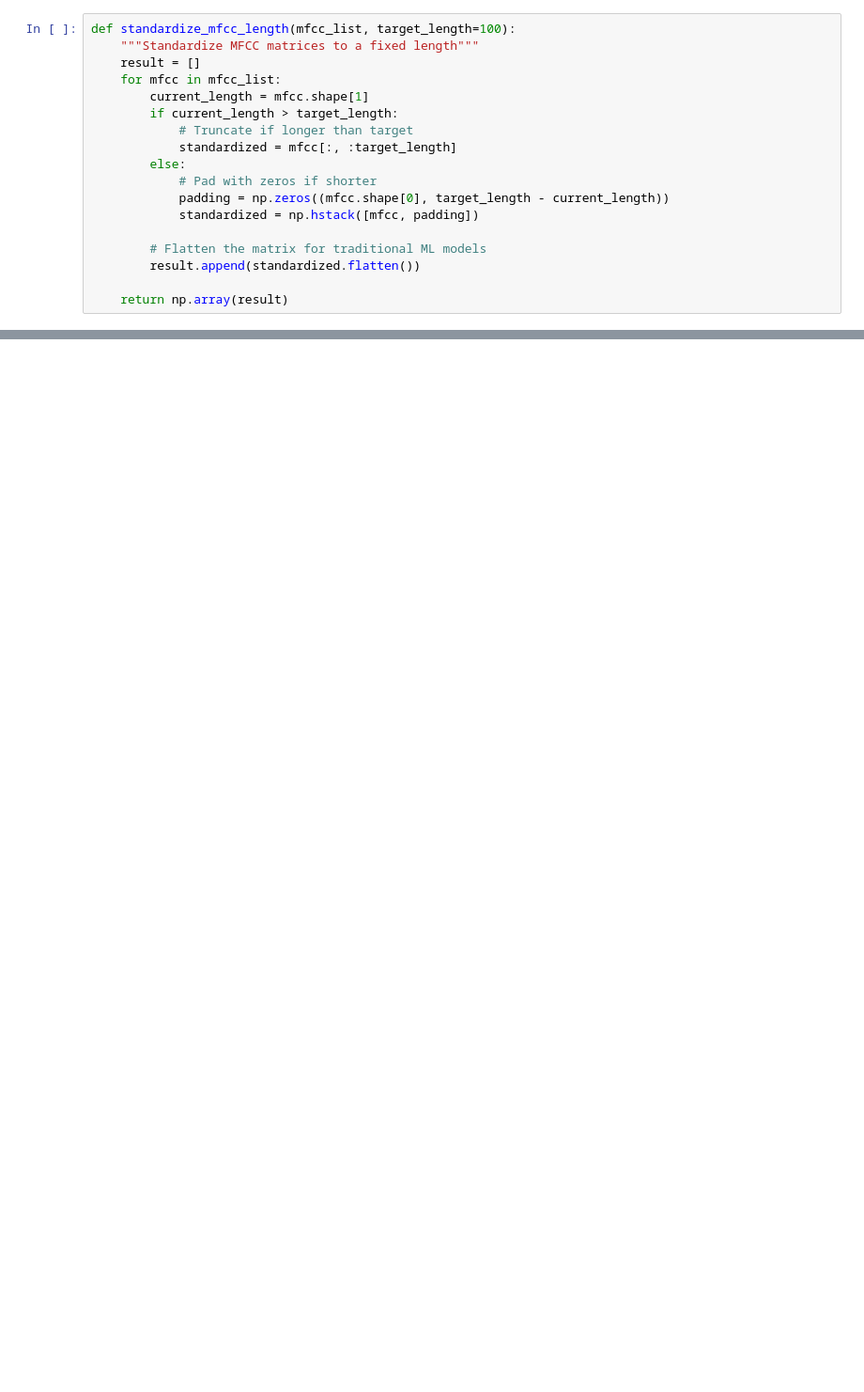
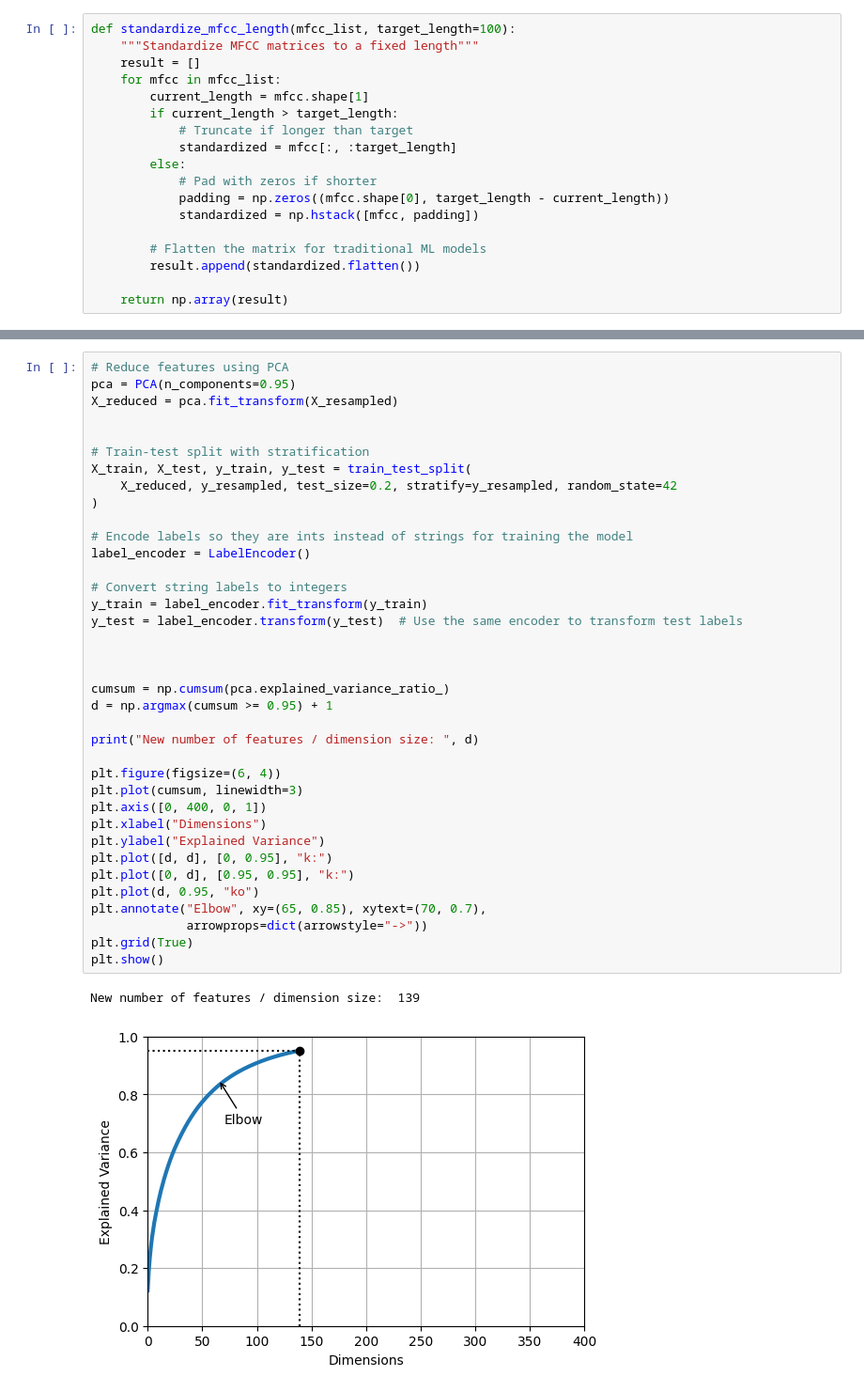
Before and after one commit to toazthom/speech_command_recognition, a Jupyter notebook: convolutionalNeuralNetworkModel.ipynb, the cells around one changed output, grey strips where cells are left out. Shown: that part at 94% size. Cells and saved outputs as stored; diff of their text form; blank space fills up the shorter version.

```diff
--- a/convolutionalNeuralNetworkModel.ipynb
+++ b/convolutionalNeuralNetworkModel.ipynb
@@ -195,0 +229,40 @@ Accuracy: 0.8576680672268907
+# %%
+# Reduce features using PCA
+pca = PCA(n_components=0.95)
+X_reduced = pca.fit_transform(X_resampled)
+
+
+# Train-test split with stratification
+X_train, X_test, y_train, y_test = train_test_split(
+    X_reduced, y_resampled, test_size=0.2, stratify=y_resampled, random_state=42
+)
+
+# Encode labels so they are ints instead of strings for training the model
+label_encoder = LabelEncoder()
+
+# Convert string labels to integers
+y_train = label_encoder.fit_transform(y_train)
+y_test = label_encoder.transform(y_test)  # Use the same encoder to transform test labels
+
+
+
+cumsum = np.cumsum(pca.explained_variance_ratio_)
+d = np.argmax(cumsum >= 0.95) + 1
+
+print("New number of features / dimension size: ", d)
+
+plt.figure(figsize=(6, 4))
+plt.plot(cumsum, linewidth=3)
+plt.axis([0, 400, 0, 1])
+plt.xlabel("Dimensions")
+plt.ylabel("Explained Variance")
+plt.plot([d, d], [0, 0.95], "k:")
+plt.plot([0, d], [0.95, 0.95], "k:")
+plt.plot(d, 0.95, "ko")
+plt.annotate("Elbow", xy=(65, 0.85), xytext=(70, 0.7),
+             arrowprops=dict(arrowstyle="->"))
+plt.grid(True)
+plt.show()
+# %% [output]
+New number of features / dimension size:  139
+[figure, added]
```
Also changed, not shown: parts of 16 cells of this notebook, 10 other files.
